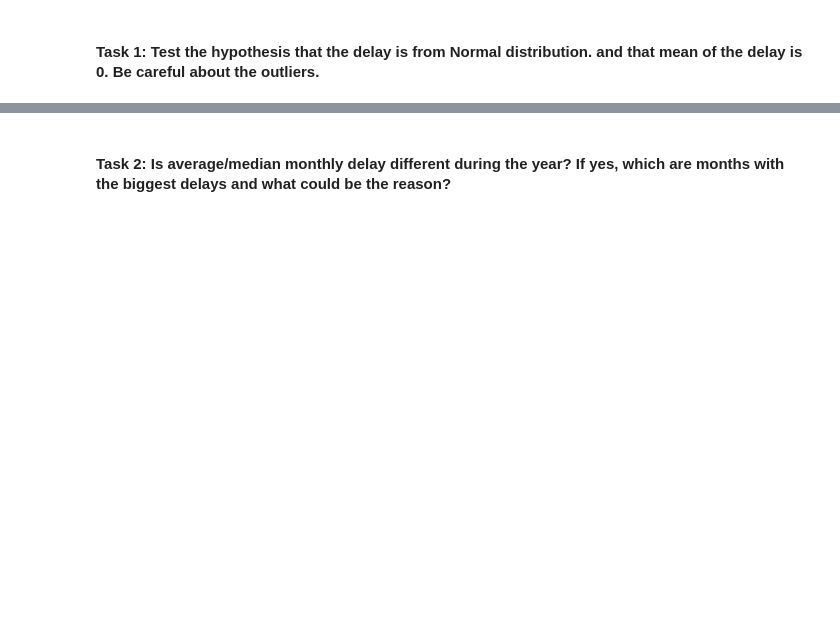
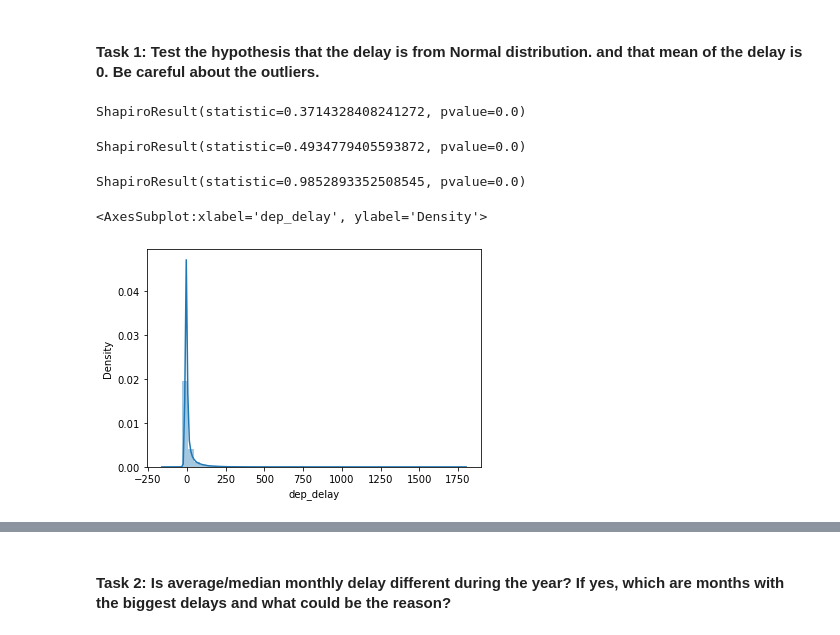
Before and after one commit to georgi3/flight_delay_predictions, a Jupyter notebook: george/exploratory_analysis.ipynb, the cells around one changed output, grey strips where cells are left out. Saved outputs shown, nothing was run; the diff lists cells and outputs as text; code cells hidden in the pictures; blank space fills up the shorter version.

Commit message:
data exploration

```diff
--- a/george/exploratory_analysis.ipynb
+++ b/george/exploratory_analysis.ipynb
@@ -7,0 +19,8 @@ We shouldn't limit our EDA to these 10 questions. Let's be creative :).
+# %%
+fn_flight = '../data/flight_data.csv'
+fn_passenger = '../data/passengers_sample.csv'
+fn_fuel = '../data/fuel_consumption.csv'
+# %%
+flight_df = pd.read_csv(fn_flight)
+passenger_df = pd.read_csv(fn_passenger)
+fuel_df = pd.read_csv(fn_fuel)
@@ -8,2 +71,20 @@ We shouldn't limit our EDA to these 10 questions. Let's be creative :).
 # %% [markdown]
 #### **Task 1**: Test the hypothesis that the delay is from Normal distribution. and that **mean** of the delay is 0. Be careful about the outliers.
+# %%
+stats.shapiro(flight_df['dep_delay'].dropna())
+# %% [output]
+ShapiroResult(statistic=0.3714328408241272, pvalue=0.0)
+# %%
+delays = flight_df['dep_delay'][flight_df['dep_delay'] > 0]
+stats.shapiro(delays)
+# %% [output]
+ShapiroResult(statistic=0.4934779405593872, pvalue=0.0)
+# %%
+stats.shapiro(np.log(delays))
+# %% [output]
+ShapiroResult(statistic=0.9852893352508545, pvalue=0.0)
+# %%
+sns.distplot(flight_df['dep_delay'].dropna())
+# %% [output]
+<AxesSubplot:xlabel='dep_delay', ylabel='Density'>
+[figure, added]
```
Also changed, not shown: parts of 13 cells of this notebook, 1 other file.
